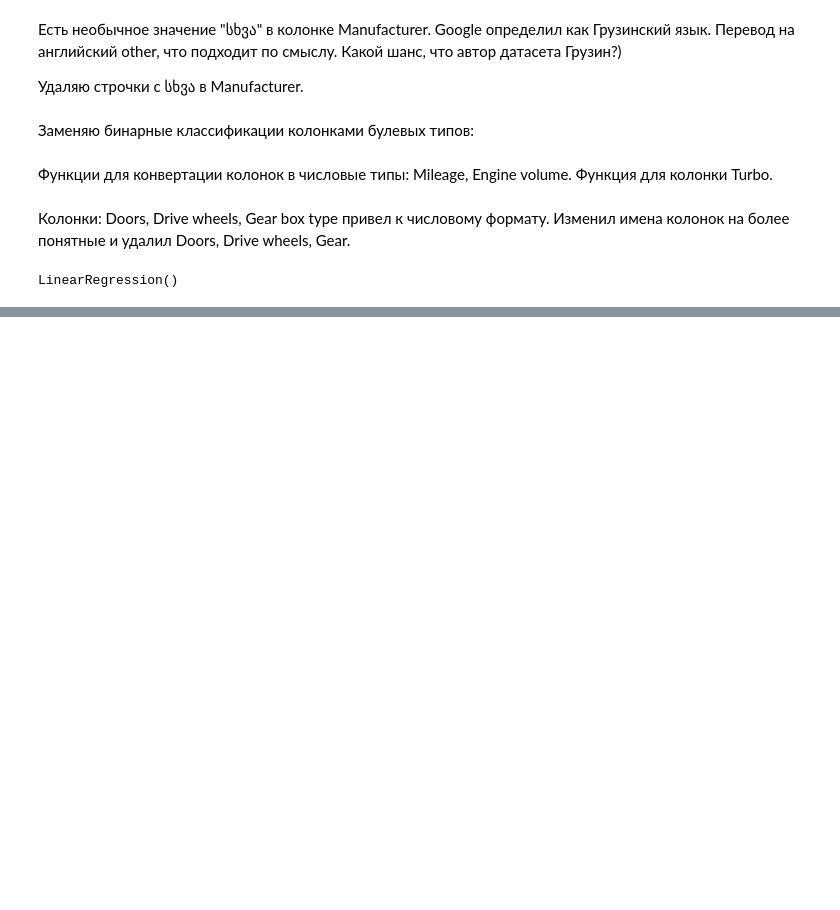
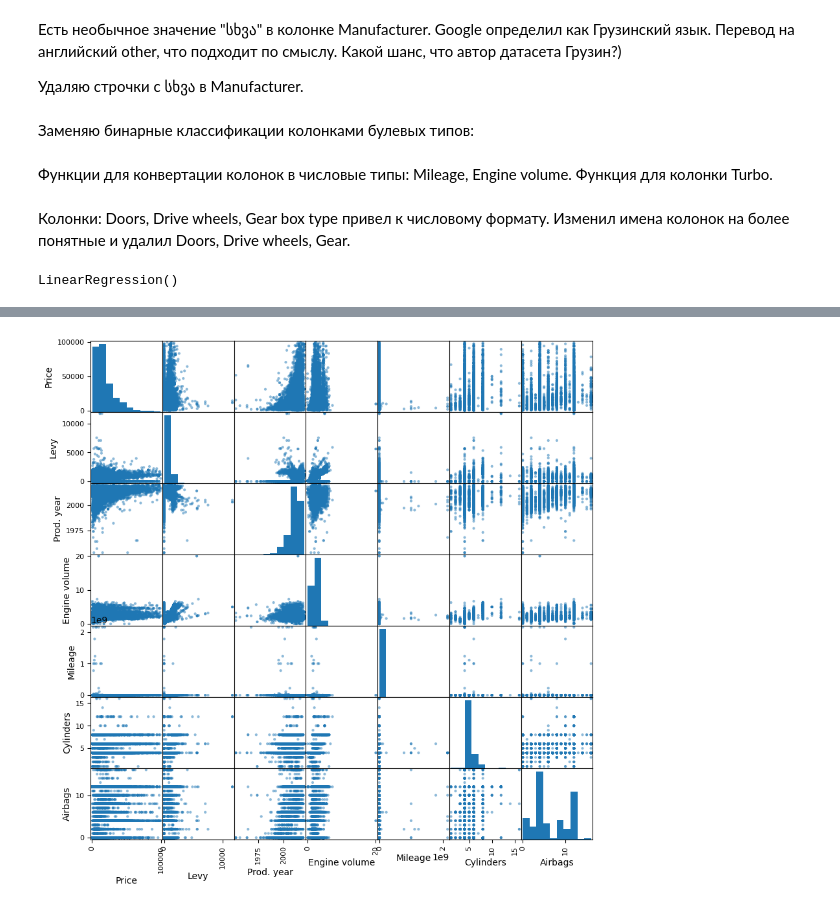
Before and after one commit to Paul-the-human/car_price_prediction, a Jupyter notebook: car_price_prediction.ipynb, the cells around one changed output, grey strips where cells are left out. Drawn from its saved outputs; the diff is of its cells as text; code cells hidden in the pictures; blank space fills up the shorter version.

```diff
--- a/car_price_prediction.ipynb
+++ b/car_price_prediction.ipynb
@@ -176,0 +364,7 @@ mean_squared_error(y_test, prediction)
+# %%
+pd.plotting.scatter_matrix(
+    df[["Price", "Levy", "Prod. year", "Engine volume", "Mileage", "Cylinders", "Airbags"]],
+    figsize=(10,10)
+);
+# %% [output]
+[figure, added]
```
Also changed, not shown: parts of 32 cells of this notebook.
